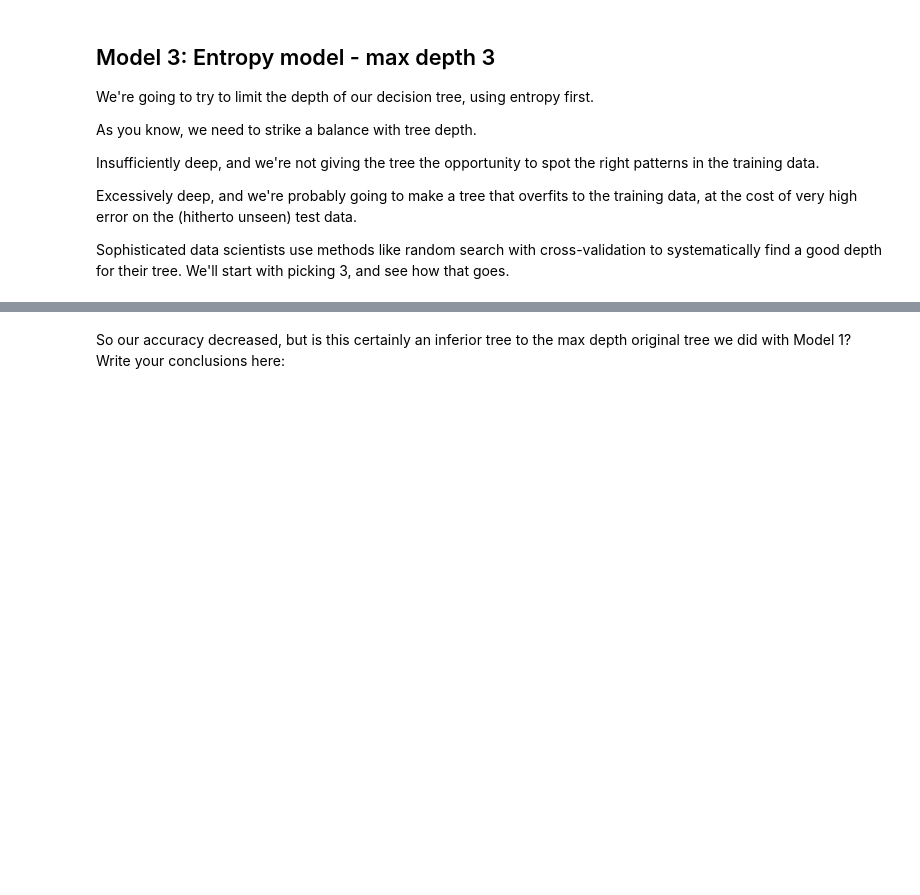
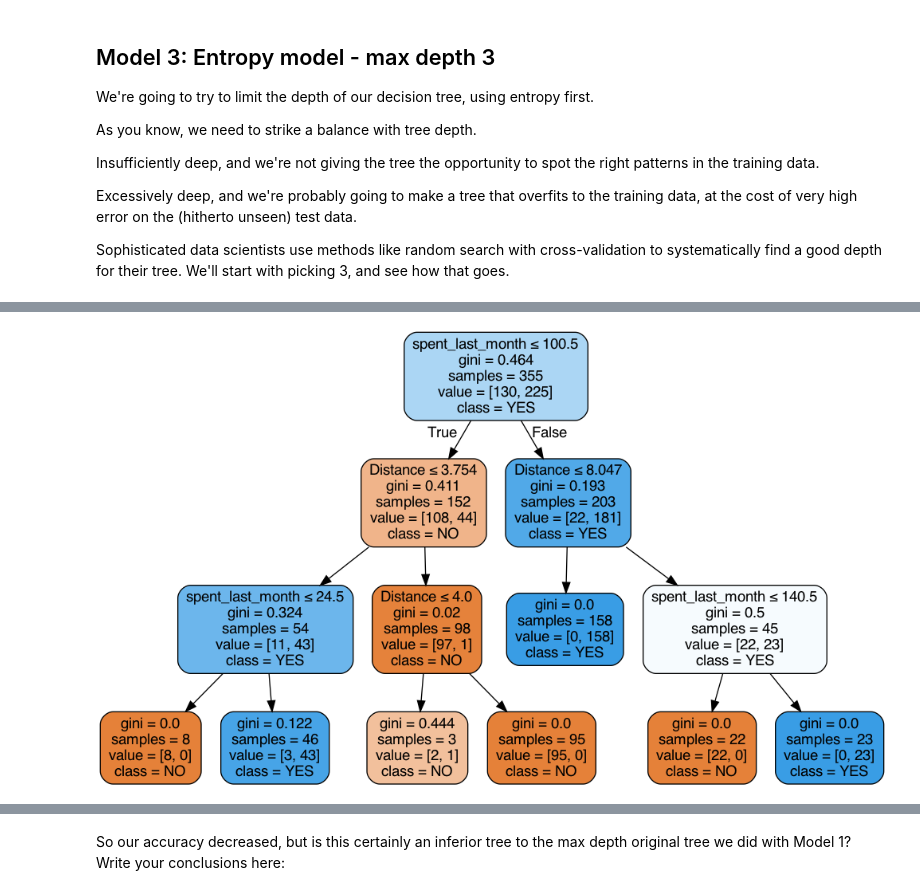
Before and after one commit to mrrosss/Springboard, a Jupyter notebook: Decision_Tree_Specialty_Coffee_Case_Study/Springboard Decision Tree Specialty Coffee Case Study - Tier 3.ipynb, the cells around one changed output, grey strips where cells are left out. Saved outputs shown, nothing was run; the diff lists cells and outputs as text; code cells hidden in the pictures; blank space fills up the shorter version.

```diff
--- a/Decision_Tree_Specialty_Coffee_Case_Study/Springboard Decision Tree Specialty Coffee Case Study - Tier 3.ipynb
+++ b/Decision_Tree_Specialty_Coffee_Case_Study/Springboard Decision Tree Specialty Coffee Case Study - Tier 3.ipynb
@@ -466,6 +480,10 @@ Sophisticated data scientists use methods like random search with cross-validati
 # %%
 # Made a model as before, but call it entr_model2, and make the max_depth parameter equal to 3.
 # Execute the fitting, predicting, and Series operations as before
-_ _ _
+entr_model2 = tree.DecisionTreeClassifier(criterion = 'entropy', max_depth = 3, random_state = 246)
+
+entr_model2.fit(X_train,y_train)
+y_pred = entr_model2.predict(X_test)
+y_pred = pd.Series(y_pred)
 # %%
 # As before, we need to visualize the tree to grasp its nature
@@ -476,3 +495,10 @@ _ _ _
+# %%
+# Alternatively for class_names use entr_model2.classes_
+tree_data = tree.export_graphviz(entr_model2, out_file = None, class_names = entr_model2.classes_)
+graph = pydotplus.graph_from_dot_data(dot_data.getvalue())
+Image(graph.create_png())
+# %% [output]
+[figure, added]
 # %%
 # Run this block for model evaluation
 print("Model Entropy model max depth 3")
```
Also changed, not shown: parts of 28 cells of this notebook.
